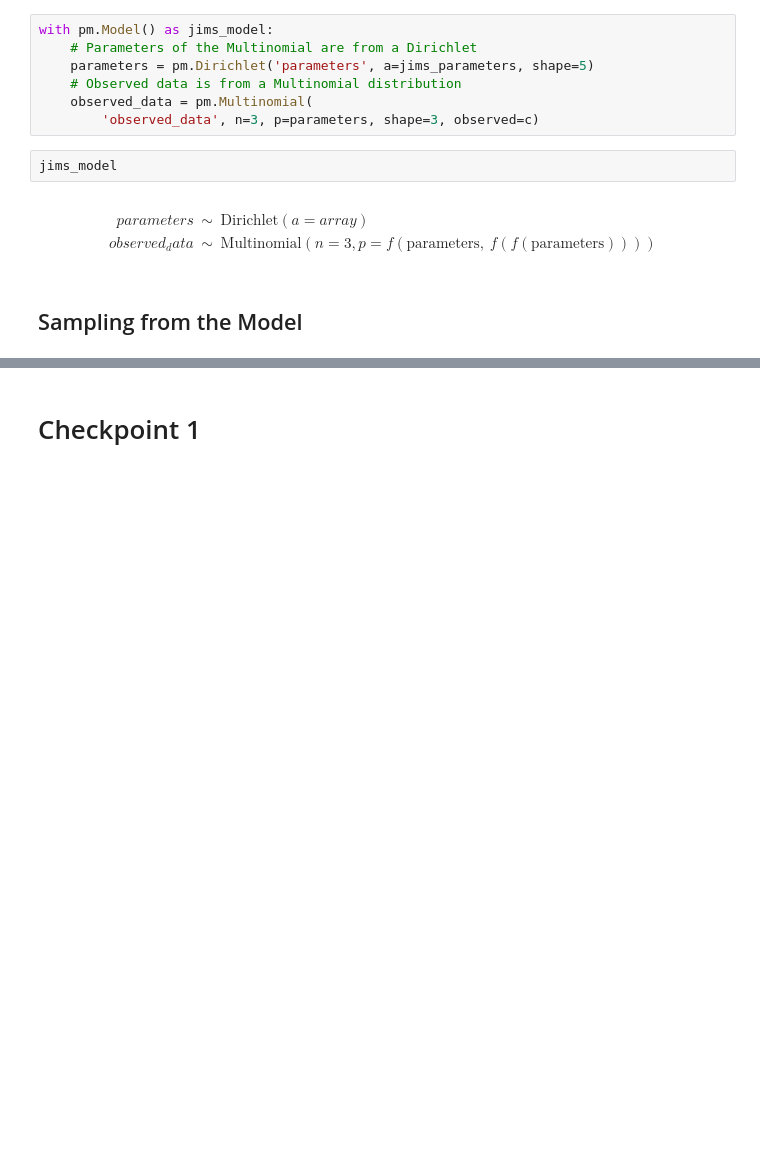
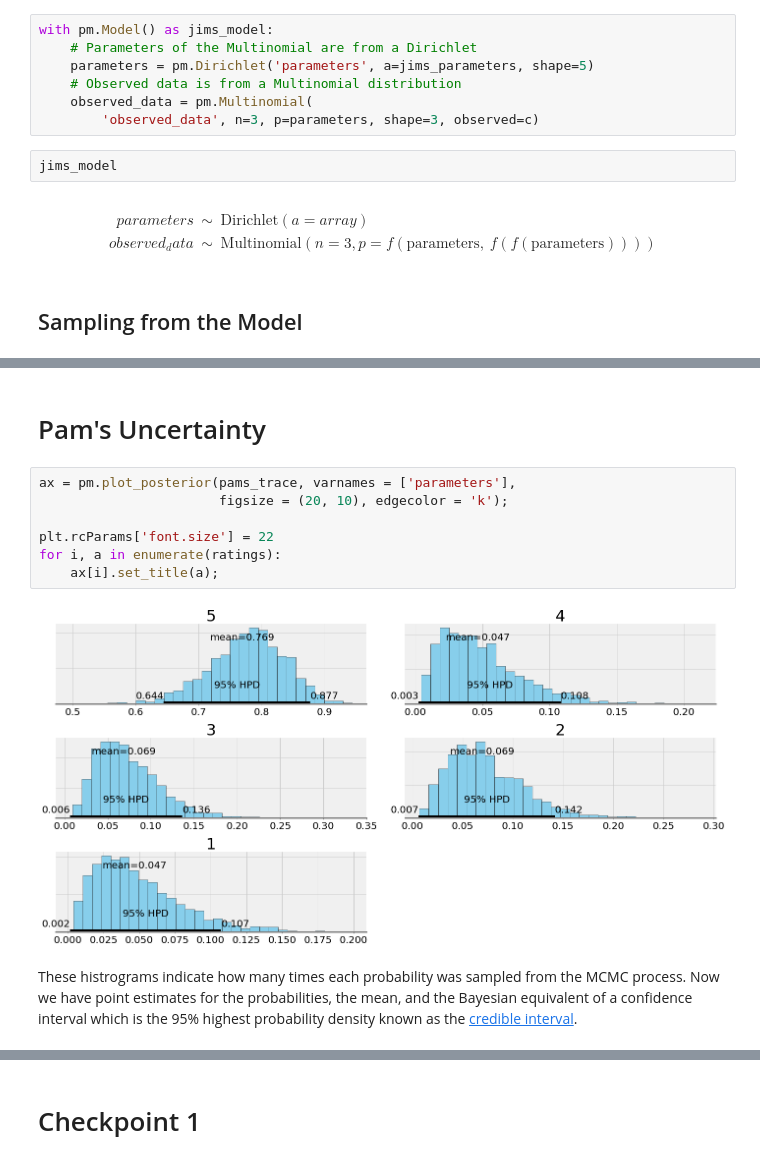
Before and after one commit to Siaan/data-science-2019, a Jupyter notebook: Data Visualization Project.ipynb, the cells around one changed output, grey strips where cells are left out. Saved outputs shown, nothing was run; the diff lists cells and outputs as text; blank space fills up the shorter version.

```diff
--- a/Data Visualization Project.ipynb
+++ b/Data Visualization Project.ipynb
@@ -684,0 +732,13 @@ The `ymin` argument was deprecated in Matplotlib 3.0 and will be removed in 3.2.
+# %% [markdown]
+# Pam's Uncertainty
+# %%
+ax = pm.plot_posterior(pams_trace, varnames = ['parameters'],
+                       figsize = (20, 10), edgecolor = 'k');
+
+plt.rcParams['font.size'] = 22
+for i, a in enumerate(ratings):
+    ax[i].set_title(a);
+# %% [output]
+[figure, added]
+# %% [markdown]
+These histrograms indicate how many times each probability was sampled from the MCMC process. Now we have point estimates for the probabilities, the mean, and the Bayesian equivalent of a confidence interval which is the 95% highest probability density known as the [credible interval](https://en.wikipedia.org/wiki/Credible_interval).
```
Also changed, not shown: parts of 16 cells of this notebook, 3 other files.
